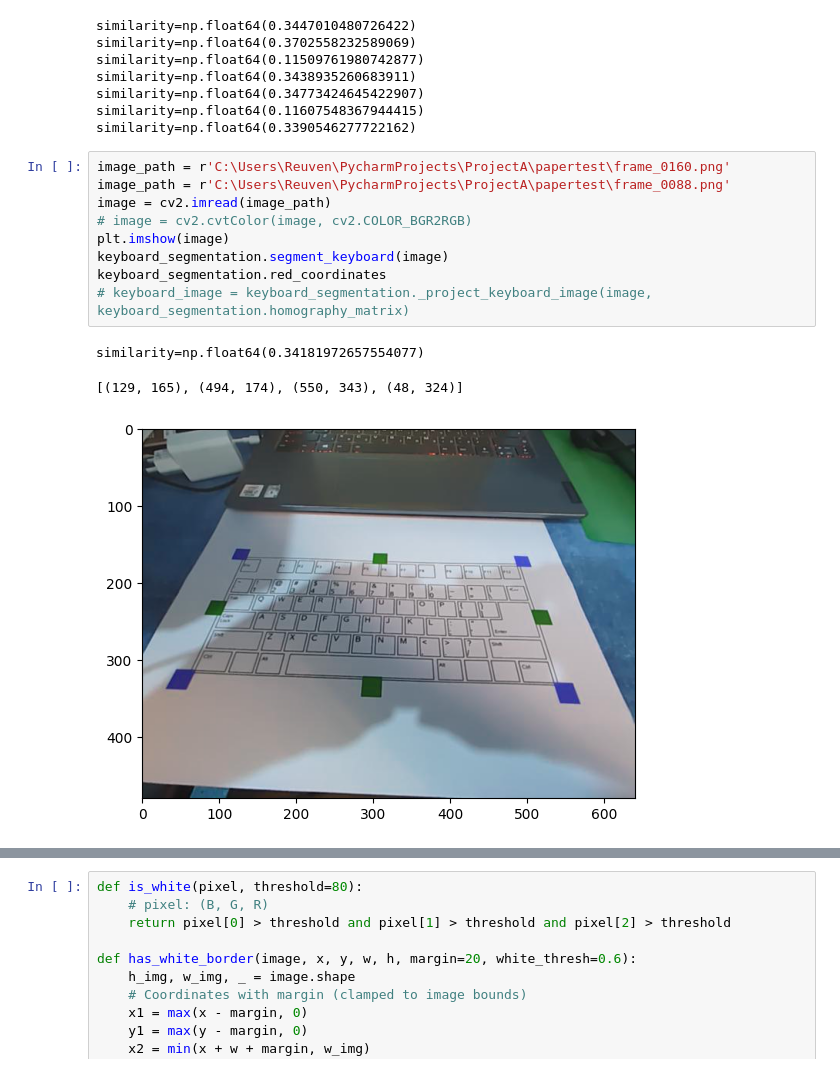
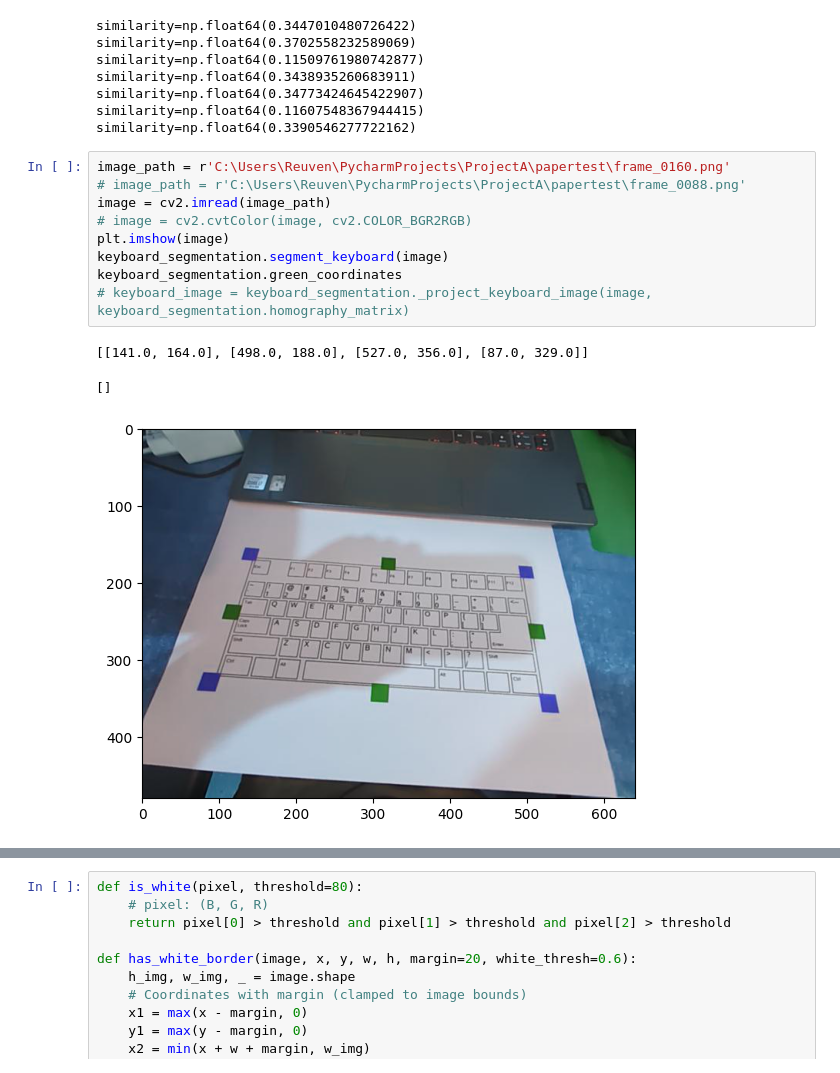
Before and after one commit to orslup/Project_A, a Jupyter notebook: manual_flow_test.ipynb, the cells around one changed output, grey strips where cells are left out. Drawn from its saved outputs; the diff is of its cells as text.

Commit message:
better click than sorry + green coords bug fix

```diff
--- a/manual_flow_test.ipynb
+++ b/manual_flow_test.ipynb
@@ -81,17 +78,17 @@ similarity=np.float64(0.11607548367944415)
 similarity=np.float64(0.3390546277722162)
 # %%
 image_path = r'C:\Users\Reuven\PycharmProjects\ProjectA\papertest\frame_0160.png'
-image_path = r'C:\Users\Reuven\PycharmProjects\ProjectA\papertest\frame_0088.png'
+# image_path = r'C:\Users\Reuven\PycharmProjects\ProjectA\papertest\frame_0088.png'
 image = cv2.imread(image_path)
 # image = cv2.cvtColor(image, cv2.COLOR_BGR2RGB)
 plt.imshow(image)
 keyboard_segmentation.segment_keyboard(image)
-keyboard_segmentation.red_coordinates
+keyboard_segmentation.green_coordinates
 # keyboard_image = keyboard_segmentation._project_keyboard_image(image, keyboard_segmentation.homography_matrix)
 # %% [output]
-similarity=np.float64(0.34181972657554077)
+[[141.0, 164.0], [498.0, 188.0], [527.0, 356.0], [87.0, 329.0]]
-[(129, 165), (494, 174), (550, 343), (48, 324)]
+[]
-[figure, old version]
+[figure, new version]
 # %%
 color = 'red'
 original = image.copy()
```
Also changed, not shown: parts of 3 cells of this notebook, 3 other files.
